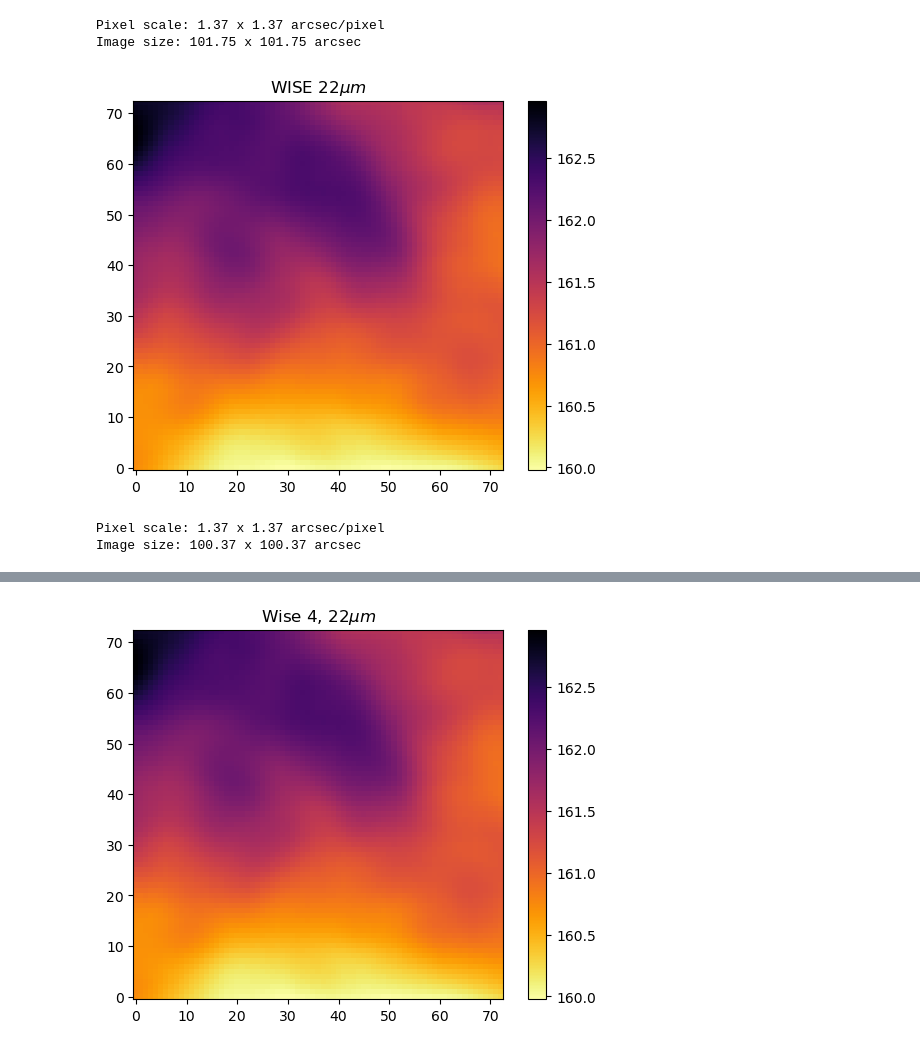
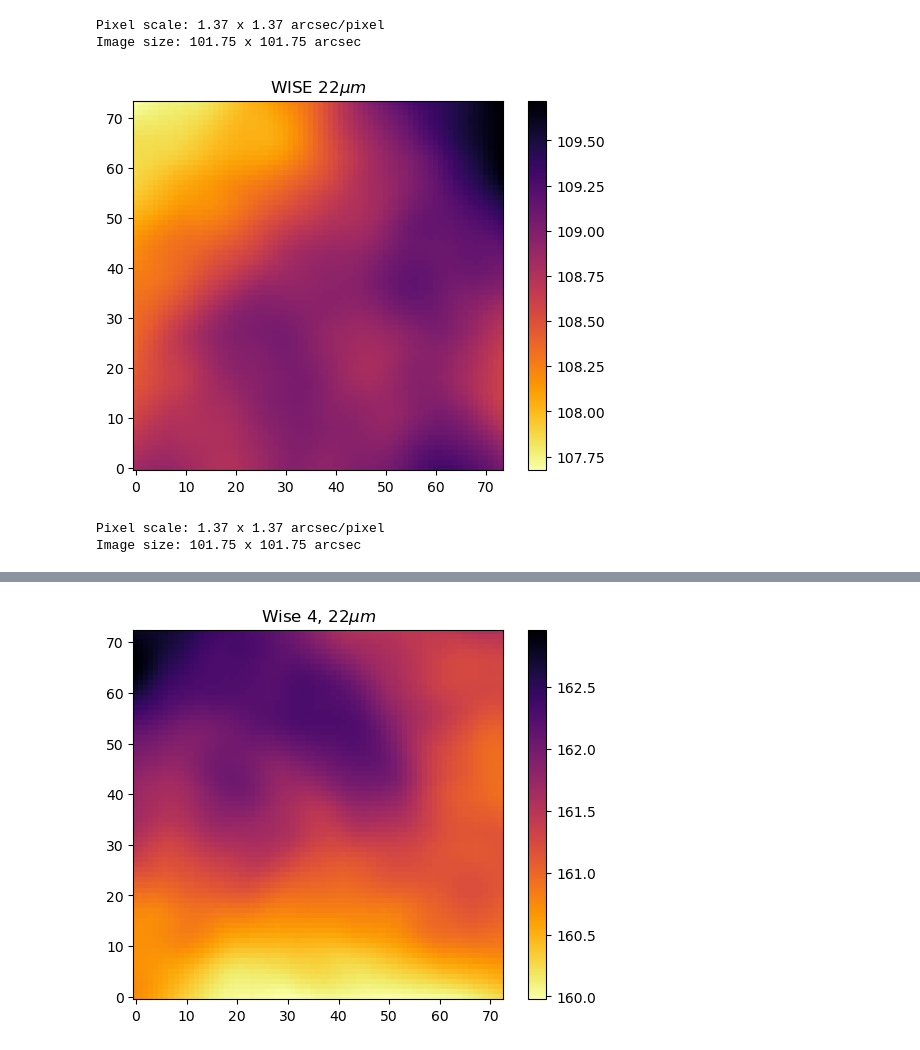
Before and after one commit to SomeDudeWhoExists/protostarNotebooks, a Jupyter notebook: Notebooks/AKARI.ipynb, the cells around one changed output, grey strips where cells are left out. Drawn from its saved outputs; the diff is of its cells as text; code cells hidden in the pictures.

```diff
--- a/Notebooks/AKARI.ipynb
+++ b/Notebooks/AKARI.ipynb
@@ -245,21 +335,22 @@ print(f"Image size: {width_arcsec:.2f} x {height_arcsec:.2f} arcsec")
 Pixel scale: 1.37 x 1.37 arcsec/pixel
 Image size: 101.75 x 101.75 arcsec
 # %%
-wise4_2 = "../FITS/best candidate-part1/fc_233.494840-56.027020_wise_4.fits"
-plt.imshow(fits.open(wise4_2)[0].data, origin='lower', cmap='inferno_r')
+wise4_2 = fits.open("../FITS/not visible but in akari-part1/fc_348.597540+60.264240_wise_4.fits")[0]
+
+plt.imshow(wise4_2.data, origin='lower', cmap='inferno_r')
 plt.colorbar()
 plt.title("WISE 22$\mu m$")
 plt.show()
 
-cdelt1 = abs(fits.open(wise4_2)[0].header['CDELT1']) * 3600  # arcsec/pixel
-cdelt2 = abs(fits.open(wise4_2)[0].header['CDELT2']) * 3600
+cdelt1 = abs(wise4_2.header['CDELT1']) * 3600  # arcsec/pixel
+cdelt2 = abs(wise4_2.header['CDELT2']) * 3600
 
-width_arcsec = fits.open(wise4_2)[0].header['NAXIS1'] * cdelt1
-height_arcsec = fits.open(wise4_2)[0].header['NAXIS2'] * cdelt2
+width_arcsec = wise4_2.header['NAXIS1'] * cdelt1
+height_arcsec = wise4_2.header['NAXIS2'] * cdelt2
 
 print(f"Pixel scale: {cdelt1:.2f} x {cdelt2:.2f} arcsec/pixel")
 print(f"Image size: {width_arcsec:.2f} x {height_arcsec:.2f} arcsec")
 # %% [output]
-[figure, old version]
+[figure, new version]
 Pixel scale: 1.37 x 1.37 arcsec/pixel
-Image size: 100.37 x 100.37 arcsec
+Image size: 101.75 x 101.75 arcsec
```
Also changed, not shown: parts of 21 cells of this notebook, 44 other files.
